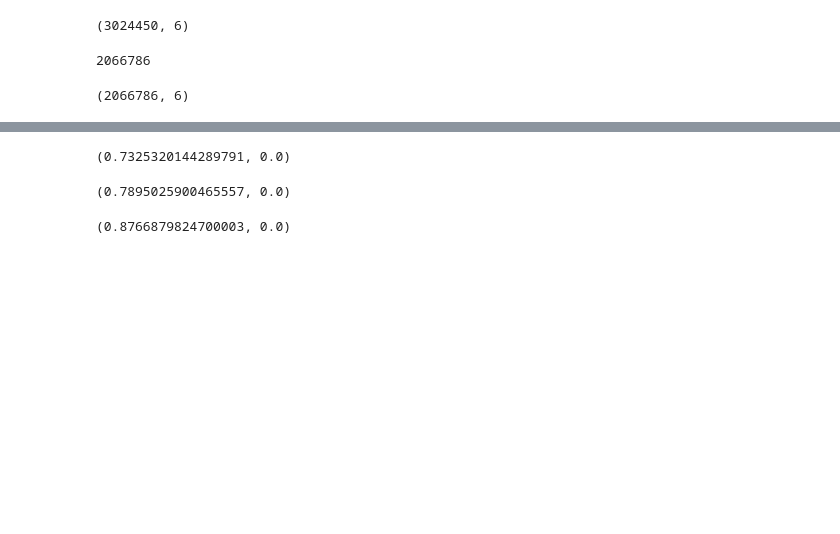
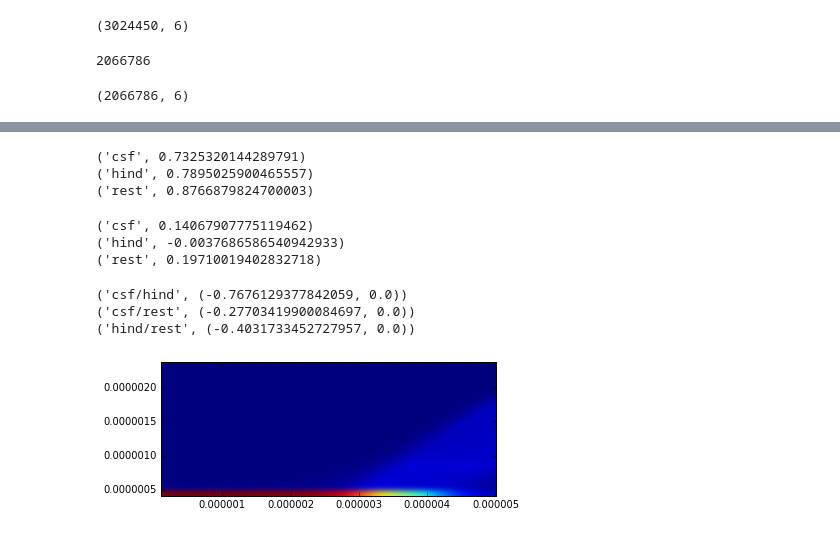
Before and after one commit to mpaquette/axcal_analyse_notebook, a Jupyter notebook: Analyse_1.ipynb, the cells around one changed output, grey strips where cells are left out. Cells and saved outputs as stored; diff of their text form; code cells hidden in the pictures; blank space fills up the shorter version.

```diff
--- a/Analyse_1.ipynb
+++ b/Analyse_1.ipynb
@@ -131,14 +149,41 @@ _ = pl.title('Error in Hindered volume fraction estimation (true - est)')
 # %%
 from scipy.stats.stats import pearsonr
-# %%
-pearsonr(frac_csf, frac_csf_sim)
-# %% [output]
-(0.7325320144289791, 0.0)
-# %%
-pearsonr(frac_hind, frac_hind_sim)
-# %% [output]
-(0.7895025900465557, 0.0)
-# %%
-pearsonr(frac_rest, frac_rest_sim)
-# %% [output]
-(0.8766879824700003, 0.0)
+# %%
+# correlation between true fraction and estimation
+print('csf', pearsonr(frac_csf, frac_csf_sim)[0])
+print('hind', pearsonr(frac_hind, frac_hind_sim)[0])
+print('rest', pearsonr(frac_rest, frac_rest_sim)[0])
+# %% [output]
+('csf', 0.7325320144289791)
+('hind', 0.7895025900465557)
+('rest', 0.8766879824700003)
+# %%
+# correlation between absolute fraction error and model NMSE
+print('csf', pearsonr(np.abs(frac_csf_err), nmse)[0])
+print('hind', pearsonr(np.abs(frac_hind_err), nmse)[0])
+print('rest', pearsonr(np.abs(frac_rest_err), nmse)[0])
+# %% [output]
+('csf', 0.14067907775119462)
+('hind', -0.0037686586540942933)
+('rest', 0.19710019402832718)
+# %%
+# correlation between error of different fraction
+print('csf/hind', pearsonr(frac_csf_err, frac_hind_err))
+print('csf/rest', pearsonr(frac_csf_err, frac_rest_err))
+print('hind/rest', pearsonr(frac_hind_err, frac_rest_err))
+# %% [output]
+('csf/hind', (-0.7676129377842059, 0.0))
+('csf/rest', (-0.27703419900084697, 0.0))
+('hind/rest', (-0.4031733452727957, 0.0))
+# %%
+def plot_2dhist(datax, datay, nbins=10):
+    heatmap, xedges, yedges = np.histogram2d(datax, datay, bins=nbins)
+    extent = [xedges[0], xedges[-1], yedges[0], yedges[-1]]
+    pl.imshow(heatmap.T, extent=extent, origin='lower', interpolation='bicubic')
+    #pl.imshow(heatmap.T, origin='lower', interpolation='bicubic')
+    pl.show()
+# %%
+# Radii vs fitted mean_rad
+plot_2dhist(params[:,1], mean_rad*1e-6, nbins=len(set(params[:,1])))
+# %% [output]
+[figure, added]
```
Also changed, not shown: parts of 17 cells of this notebook.
